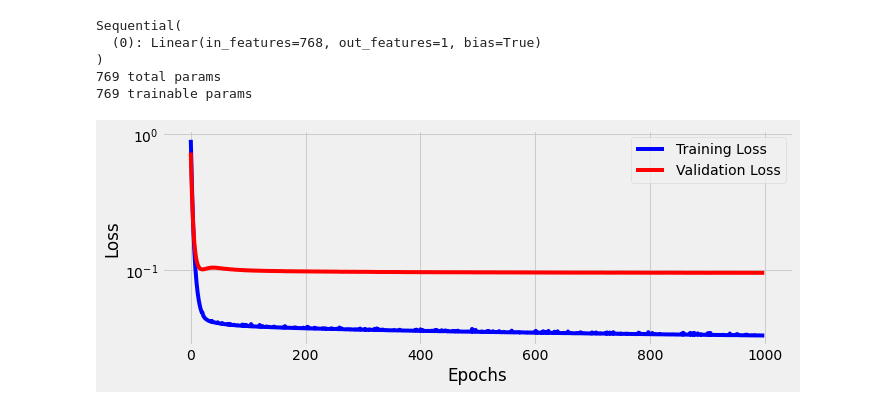
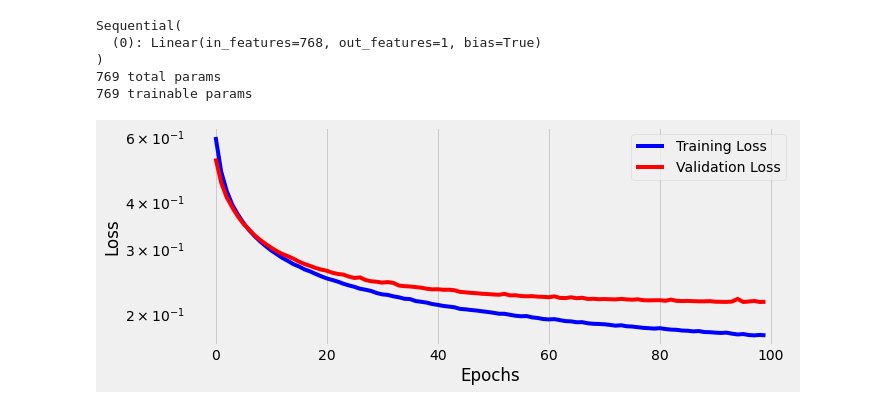
Before and after one commit to DataJenius/NLPEncodingExperiment, a Jupyter notebook: python/NLPEncodingExperiment_model_BERT768.ipynb, the cells around one changed output. Saved outputs shown, nothing was run; the diff lists cells and outputs as text; code cells hidden in the pictures.

```diff
--- a/python/NLPEncodingExperiment_model_BERT768.ipynb
+++ b/python/NLPEncodingExperiment_model_BERT768.ipynb
@@ -184,8 +182,8 @@ model = nn.Sequential(
     nn.Linear(768, 1)
 )
 loss_fn = nn.BCEWithLogitsLoss()
-optimizer = optim.Adam(model.parameters(), lr=0.00001)
-#optimizer = optim.Adam(model.parameters(), lr=0.0003)
+#optimizer = optim.Adam(model.parameters(), lr=0.00001)
+optimizer = optim.Adam(model.parameters(), lr=0.0003)
 #optimizer = optim.Adam(model.parameters(), lr=0.01)
 
 
@@ -208,14 +206,14 @@ Sequential(
 # %%
 ###############################################################################################
 # train the model - only takes about 10s for 20 epochs, 1m for 100 epochs
 sbs_oh = StepByStep(model, loss_fn, optimizer)
 sbs_oh.set_loaders(train_loader, val_loader)
-sbs_oh.train(1000)
+sbs_oh.train(100)
 
 # plot loss over epochs
 fig = sbs_oh.plot_losses()
 # %% [output]
-[figure, old version]
+[figure, new version]
 # %%
 ##############################################################
 # how well does this model do with data it has never seen?
```
Also changed, not shown: parts of 4 cells of this notebook.
